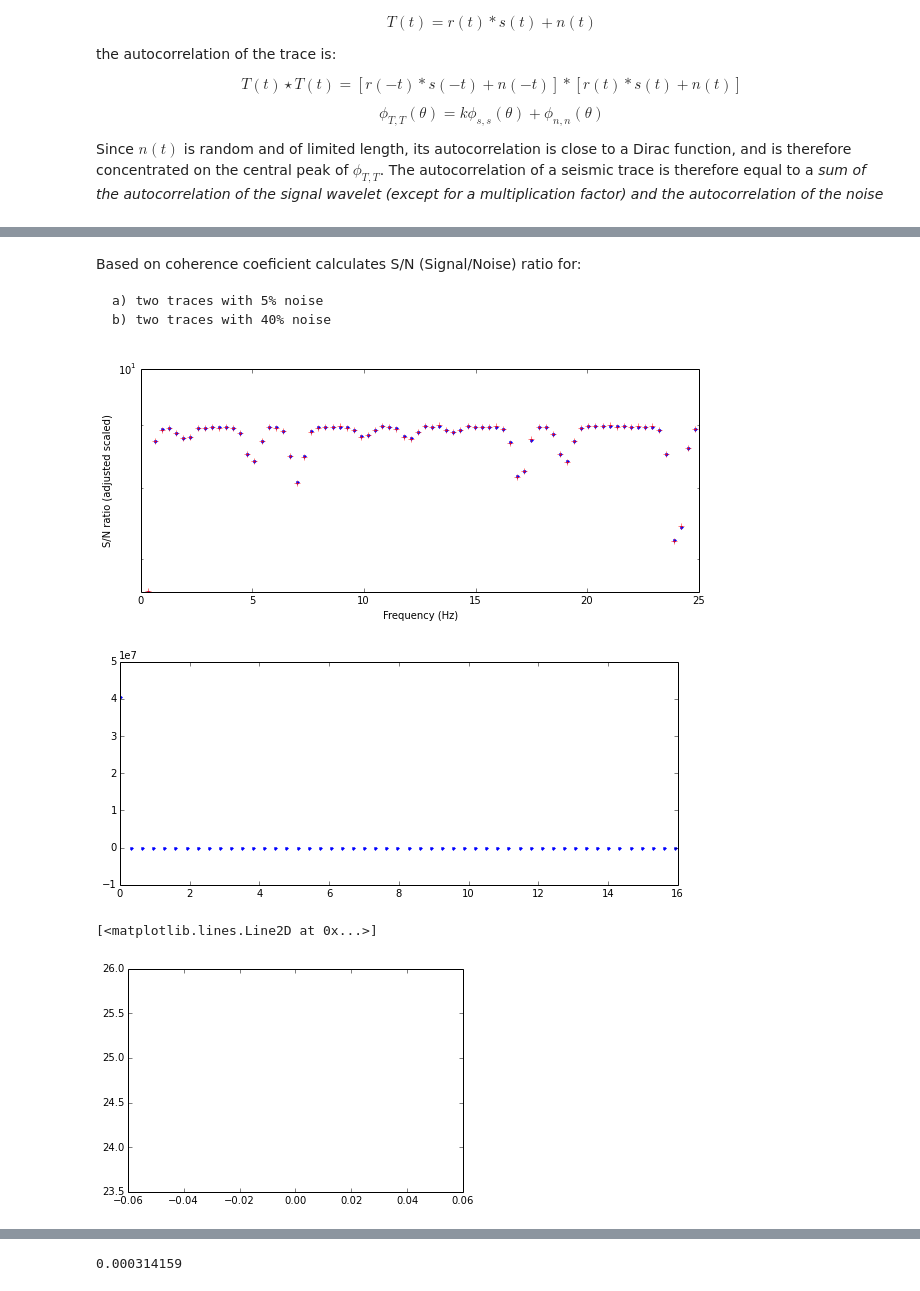
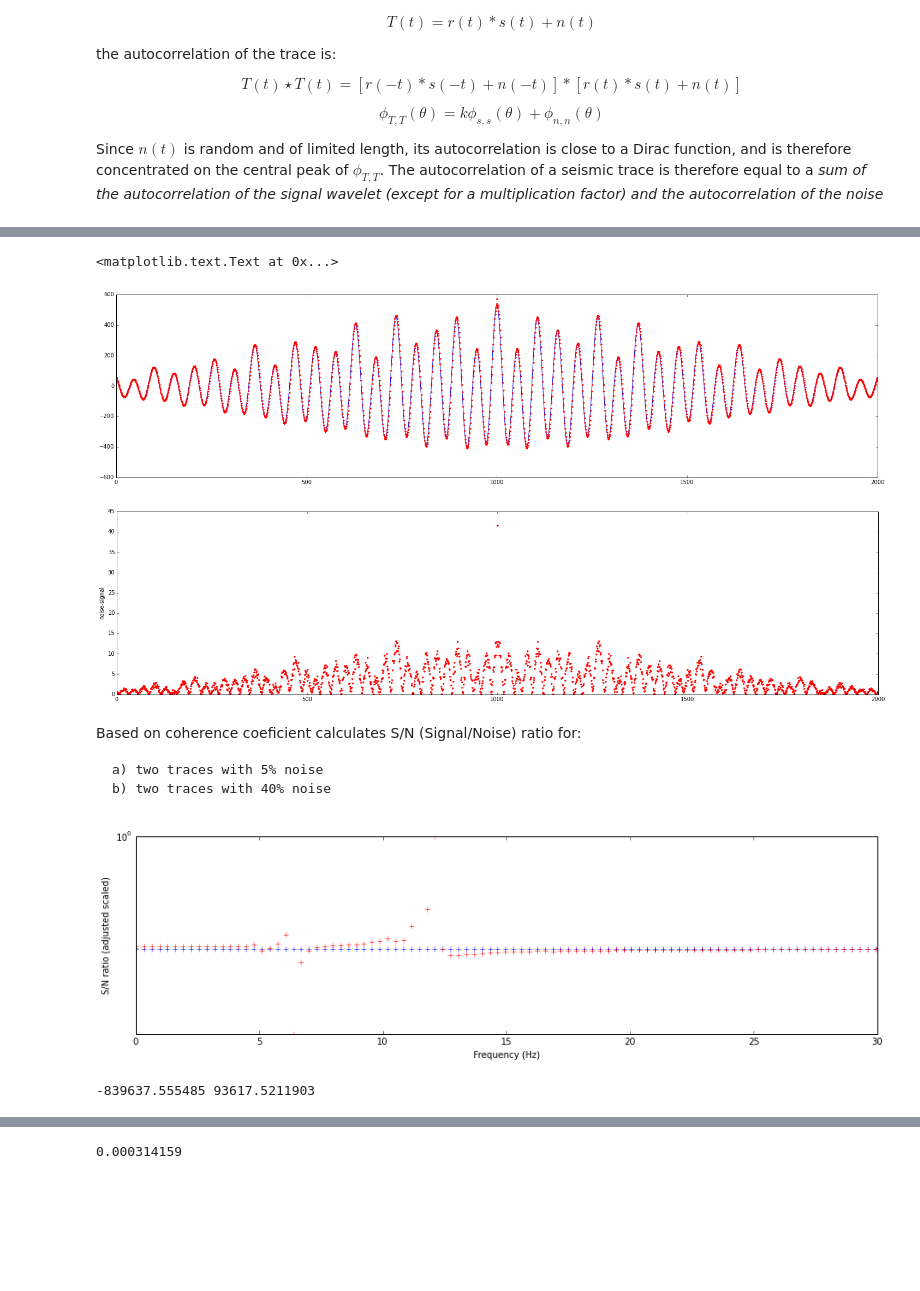
Before and after one commit to eusoubrasileiro/geonumerics, a Jupyter notebook: ipython_notebooks/SN ratio coherence.ipynb, the cells around one changed output, grey strips where cells are left out. Drawn from its saved outputs; the diff is of its cells as text; code cells hidden in the pictures; blank space fills up the shorter version.

```diff
--- a/ipython_notebooks/SN ratio coherence.ipynb
+++ b/ipython_notebooks/SN ratio coherence.ipynb
@@ -47,3 +56,24 @@ pylab.yscale('log')
+# %%
+sg = np.correlate(y, y, 'same')
+ns = np.correlate(y2, y2, 'same')
+# normalized cross-correlations to 0->1
+#amin = min(s.min(), n.min())
+#amax = max(s.max(), n.max())
+#s = (s - amin)/(amax-amin) # normalize to 0->1
+#n = (n - amin)/(amax-amin)
+pylab.figure(figsize=(25,6))
+pylab.plot(sg, 'b-')
+pylab.plot(ns, '.r')
+#pylab.xlim((0,1000))
+pylab.figure(figsize=(25,6))
+pylab.plot(np.abs(ns-sg), '.r')
+pylab.ylabel('noise-signal')
+#print sg.sum()
+#print ns.sum()
+# %% [output]
+<matplotlib.text.Text at 0x...>
+[figure, added]
+[figure, added]
 # %%
 def coherence(t0, t1):
     """
@@ -63,10 +93,11 @@ def coherence(t0, t1):
     * coherence: array
 
     """
-    aut = np.correlate(t0, t1, 'same')
-    aut = np.abs(np.fft.fft(np.correlate(aut, aut)))
-    cros = np.abs(np.fft.fft(np.correlate(t0, t0, 'same')*np.correlate(t1, t1,'same')))
-    return np.sqrt(aut/cros)
+    aut0 = np.correlate(t0, t1, 'same')
+    aut1 = np.correlate(t1, t0, 'same')
+    aut = np.fft.fft(np.correlate(aut0, aut1, 'same'))
+    cros = np.fft.fft(np.correlate(np.correlate(t0, t0, 'same'), np.correlate(t1, t1,'same'), 'same'))
+    return np.sqrt(np.abs(aut/cros))
 # %% [markdown]
 Based on coherence coeficient calculates S/N (Signal/Noise) ratio for:
 
@@ -75,24 +106,25 @@ Based on coherence coeficient calculates S/N (Signal/Noise) ratio for:
 # %%
 fs = np.fft.fftfreq(n, 3.14159/n)
 c0 = coherence(y0, y1)
 sn0 = c0/(1-c0)
+sn0 = (s - amin)/(amax-amin)
 c1 = coherence(y2, y3)
 sn1 = c1/(1-c1)
-pylab.figure(figsize=(10,4))
+#dbmin = min(sn0.mean(), sn1.mean())
+# normalized to 0->1
+amin = min(sn1.min(), sn0.min())
+amax = max(sn1.max(), sn0.max())
+sn0 = (sn0 - amin)/(amax-amin) # normalize to 0->1
+sn1 = (sn1 - amin)/(amax-amin)
+pylab.figure(figsize=(15,4))
 ax = pylab.subplot(111)
-ax.plot(fs, sn0+10, '.b')
-ax.plot(fs, sn1+10, '+r')
-pylab.xlim(0, 25)
+ax.plot(fs, sn0, '+b')
+ax.plot(fs, sn1, '+r')
+pylab.xlim(0, 30)
 pylab.yscale('log')
-pylab.ylim(-20,10)
+pylab.ylim(-10, 1)
 pylab.ylabel('S/N ratio (adjusted scaled)')
 pylab.xlabel('Frequency (Hz)')
 pylab.show()
-pylab.figure(figsize=(10,4))
-ax = pylab.subplot(111)
-ax.plot(fs, sn1-sn0, '.b')
-pylab.xlim(0, 16)
-pylab.show()
 # %% [output]
-[figure, old version]
+[figure, new version]
-[figure, removed]
@@ -103,8 +131,7 @@ signal.gausspulse?
-# %%
-pylab.plot()
-# %% [output]
-[<matplotlib.lines.Line2D at 0x...>]
-[figure, removed]
+# %%
+print amin, amax
+# %% [output]
+-839637.555485 93617.5211903
 # %%
 noise = np.random.rand(1000)
 x = np.correlate(noise, noise, 'same')
```
Also changed, not shown: parts of 6 cells of this notebook.
